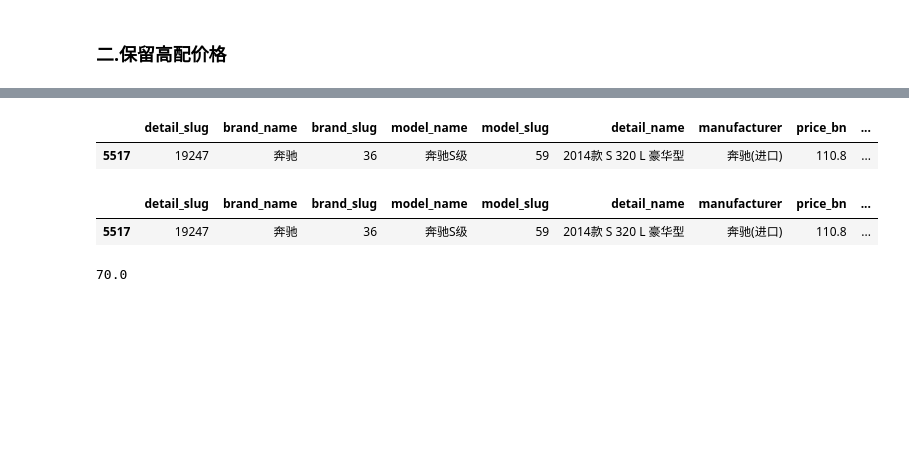
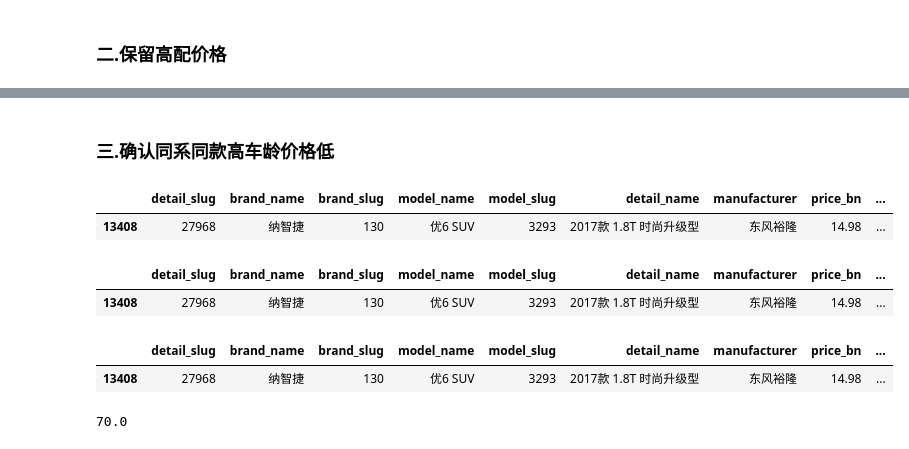
Before and after one commit to dj-lei/evaluation-predict, a Jupyter notebook: jupyter/cron_update_estimate.ipynb, the cells around one changed output, grey strips where cells are left out. Drawn from its saved outputs; the diff is of its cells as text; code cells hidden in the pictures; blank space fills up the shorter version.

```diff
--- a/jupyter/cron_update_estimate.ipynb
+++ b/jupyter/cron_update_estimate.ipynb
@@ -6,6 +6,8 @@ import numpy as np
 ### 一.更新global_model_mean
 # %%
 car_autohome_all = pd.read_csv('../tmp/train/car_autohome_all.csv')
+add_combine_detail = pd.read_csv('../tmp/train/add_new_detail.csv')
+car_autohome_all = car_autohome_all.loc[~(car_autohome_all['detail_slug'].isin(list(add_combine_detail.detail_slug.values))),:].reset_index(drop=True)
 
 global_model_mean_part1 = pd.read_csv('../tmp/train/global_model_mean_part1.csv')
 global_model_mean_part1['median_price'] = global_model_mean_part1['median_price'] / 0.96
@@ -58,7 +60,11 @@ global_model_mean['median_price'] = global_model_mean.apply(update_price, axis=1
 global_model_mean.to_csv('../tmp/train/low_config_car_price.csv',index=False)
 # %%
 global_model_mean = pd.read_csv('../tmp/train/low_config_car_price.csv')
+
 car_autohome_all = pd.read_csv('../tmp/train/car_autohome_all.csv')
+add_combine_detail = pd.read_csv('../tmp/train/add_new_detail.csv')
+car_autohome_all = car_autohome_all.loc[~(car_autohome_all['detail_slug'].isin(list(add_combine_detail.detail_slug.values))),:].reset_index(drop=True)
+
 div_price_bn_k_param = pd.read_csv('../tmp/train/div_price_bn_k_param.csv')
 car_autohome_all = car_autohome_all.sort_values(by=['brand_slug', 'model_slug', 'online_year', 'price_bn']).reset_index(drop=True)
 car_autohome_all['used_years'] = datetime.datetime.now().year - car_autohome_all['online_year']
@@ -130,0 +141,2 @@ print('最终组合款型数:', len(final))
+# %% [markdown]
+### 三.确认同系同款高车龄价格低
@@ -131,13 +162,18 @@ print('最终组合款型数:', len(final))
 # %%
-result.loc[(result['detail_slug'] == 19247),:]
+result.loc[(result['detail_slug'] == 27968),:]
 # %% [output]
 |  | detail_slug | brand_name | brand_slug | model_name | model_slug | detail_name | manufacturer | price_bn | ... |
-| 5517 | 19247 | 奔驰 | 36 | 奔驰S级 | 59 | 2014款 S 320 L 豪华型 | 奔驰(进口) | 110.8 | ... |
+| 13408 | 27968 | 纳智捷 | 130 | 优6 SUV | 3293 | 2017款 1.8T 时尚升级型 | 东风裕隆 | 14.98 | ... |
+# %%
+retain_high_config_price.loc[(retain_high_config_price['detail_slug'] == 27968),:]
+# %% [output]
+|  | detail_slug | brand_name | brand_slug | model_name | model_slug | detail_name | manufacturer | price_bn | ... |
+| 13408 | 27968 | 纳智捷 | 130 | 优6 SUV | 3293 | 2017款 1.8T 时尚升级型 | 东风裕隆 | 14.98 | ... |
 # %%
-result_retain.loc[(result_retain['detail_slug'] == 19247),:]
+result_retain.loc[(result_retain['detail_slug'] == 27968),:]
 # %% [output]
 |  | detail_slug | brand_name | brand_slug | model_name | model_slug | detail_name | manufacturer | price_bn | ... |
-| 5517 | 19247 | 奔驰 | 36 | 奔驰S级 | 59 | 2014款 S 320 L 豪华型 | 奔驰(进口) | 110.8 | ... |
+| 13408 | 27968 | 纳智捷 | 130 | 优6 SUV | 3293 | 2017款 1.8T 时尚升级型 | 东风裕隆 | 14.98 | ... |
 # %%
 train = pd.read_csv('../tmp/train/train.csv')
 detail_slug = 19247
```
Also changed, not shown: parts of 3 cells of this notebook, 8 other files.
